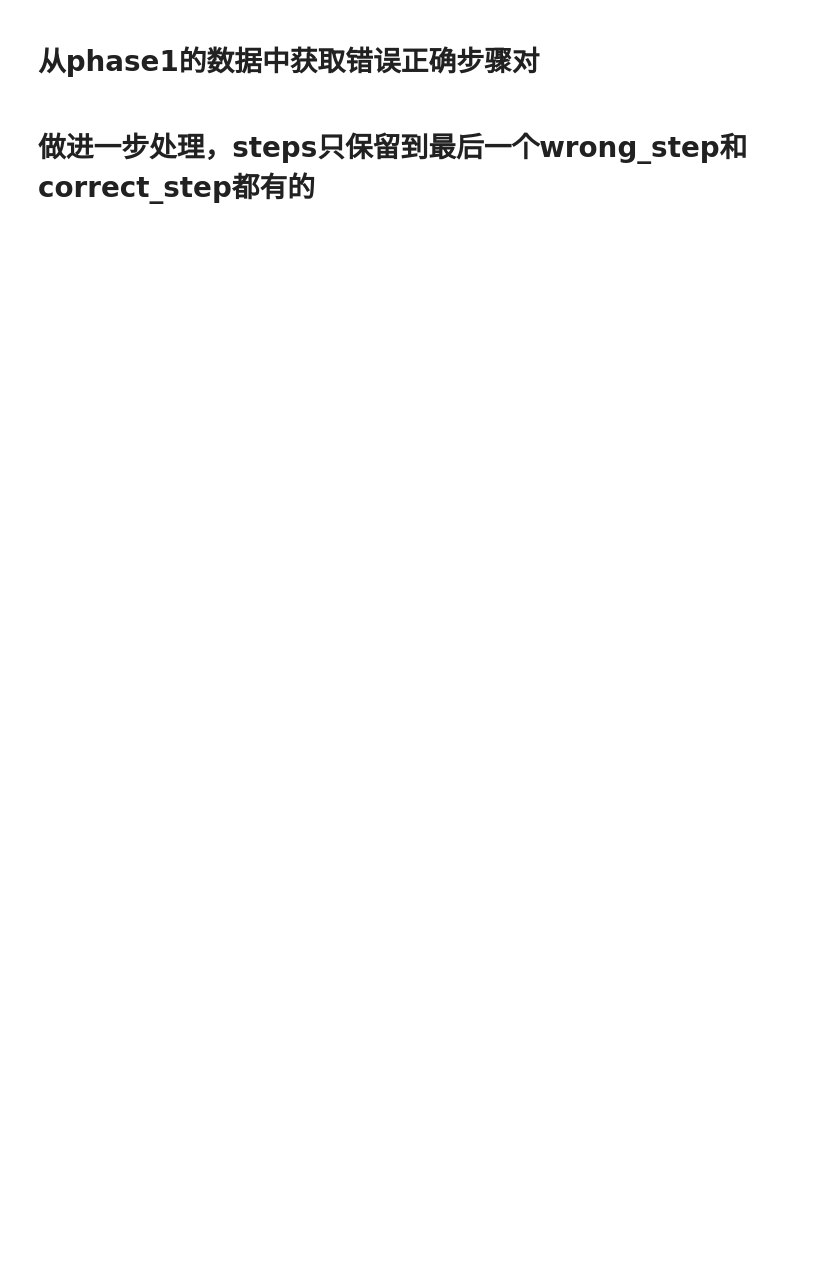
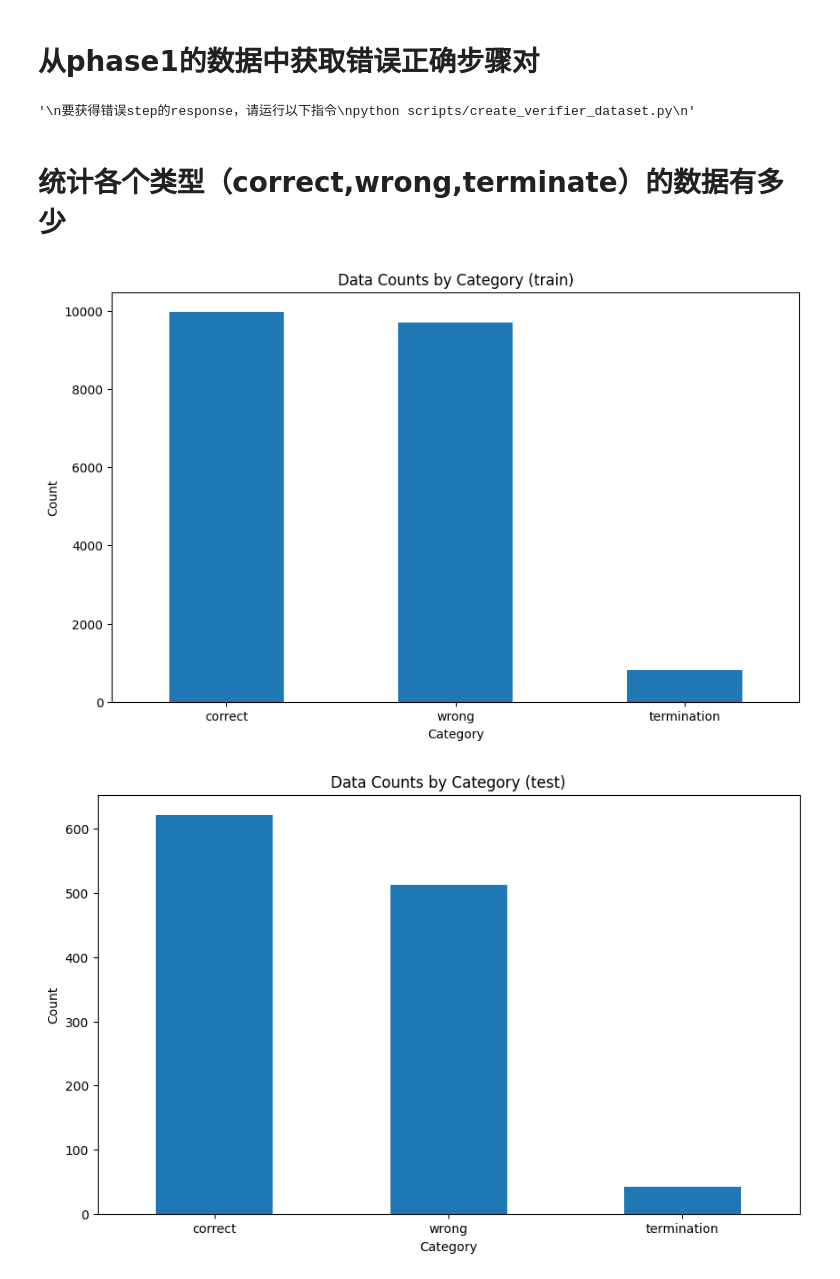
Before and after one commit to SWORD-ZEUS/openo1, a Jupyter notebook: jupyter_notebook/sft_stage/process_prm800k_verifier.ipynb, the cells around one changed output. Saved outputs shown, nothing was run; the diff lists cells and outputs as text; code cells hidden in the pictures; blank space fills up the shorter version.

Commit message:
complete the code to create verifier dataset

```diff
--- a/jupyter_notebook/sft_stage/process_prm800k_verifier.ipynb
+++ b/jupyter_notebook/sft_stage/process_prm800k_verifier.ipynb
@@ -70,0 +215,7 @@ for stage in ['train', 'test']:
+# %%
+"""
+要获得错误step的response，请运行以下指令
+python scripts/create_verifier_dataset.py
+"""
+# %% [output]
+'\n要获得错误step的response，请运行以下指令\npython scripts/create_verifier_dataset.py\n'
@@ -93,5 +284,33 @@ test_output_path = f'{save_dir}/phase1_test_split.jsonl'
 validation_output_path = f'{save_dir}/phase1_validation.jsonl'
 
 split_file(test_file_path, test_output_path, validation_output_path)
-# %% [markdown]
-# 做进一步处理，steps只保留到最后一个wrong_step和correct_step都有的
+# %% [markdown]
+# 统计各个类型（correct,wrong,terminate）的数据有多少
+# %%
+import pandas as pd
+
+import matplotlib.pyplot as plt
+
+
+# 读取不同阶段的文件并统计类别数量
+for stage in ['train', 'test', 'validation']:
+    file_path = f'/zhuangkai/openo1/dataset/prm800k/processed/verifier/phase1_{stage}.jsonl'
+    data = []
+
+    with open(file_path, 'r') as f:
+        for line in f:
+            data.append(json.loads(line.strip()))
+
+    df = pd.DataFrame(data)
+    category_counts = df['type'].value_counts()
+
+    plt.figure(figsize=(10, 6))
+    category_counts.plot(kind='bar')
+    plt.title(f'Data Counts by Category ({stage})')
+    plt.xlabel('Category')
+    plt.ylabel('Count')
+    plt.xticks(rotation=0)
+    plt.show()
+# %% [output]
+[figure, added]
+[figure, added]
```
Also changed, not shown: parts of 18 cells of this notebook.
